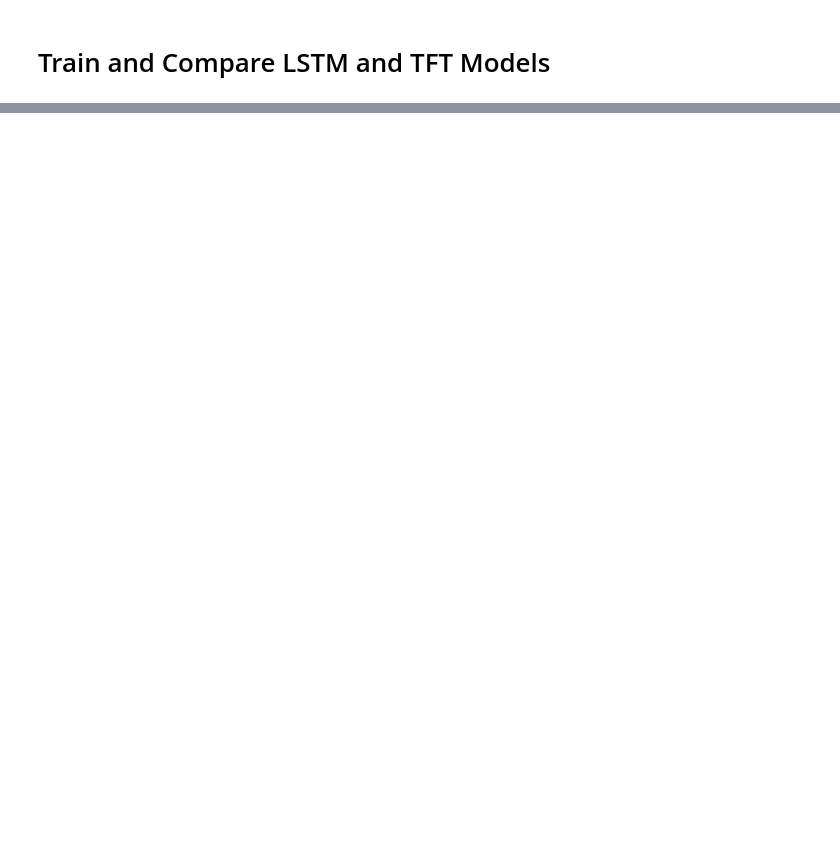
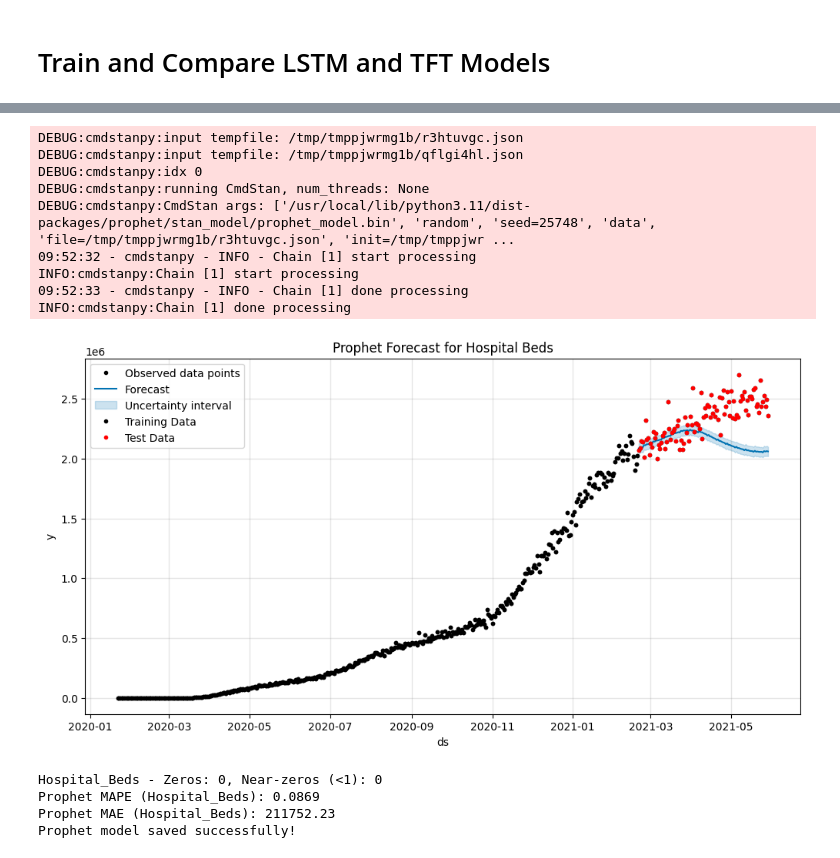
Before and after one commit to DelMashiry-dev/DelMashiry-dev, a Jupyter notebook: Realtime_Predictor.ipynb, the cells around one changed output, grey strips where cells are left out. Drawn from its saved outputs; the diff is of its cells as text; code cells hidden in the pictures; blank space fills up the shorter version.

```diff
--- a/Realtime_Predictor.ipynb
+++ b/Realtime_Predictor.ipynb
@@ -279,0 +3077,73 @@ rmse_lstm = np.sqrt(mean_squared_error(y_test, y_pred_lstm))
+# %%
+# Prophet Model (Univariate for Hospital_Beds)
+from prophet import Prophet
+import matplotlib.pyplot as plt
+
+# Prepare data for Prophet
+prophet_df = df_us[['ObservationDate', 'Hospital_Beds', 'Confirmed', 'Deaths', 'Recovered']].copy()
+prophet_df.rename(columns={'ObservationDate': 'ds', 'Hospital_Beds': 'y'}, inplace=True)
+
+# Train Prophet model
+prophet_model = Prophet(yearly_seasonality=True, weekly_seasonality=True, daily_seasonality=False)
+prophet_model.add_regressor('Confirmed')
+prophet_model.add_regressor('Deaths')
+prophet_model.add_regressor('Recovered')
+prophet_model.fit(prophet_df.iloc[:train_size])
+
+# Create future dataframe for prediction
+last_train_date = prophet_df.iloc[:train_size]['ds'].max()
+test_dates = df_test['ObservationDate'].values
+future_dates = pd.date_range(start=last_train_date + pd.Timedelta(days=1), end=test_dates[-1], freq='D')
+future = pd.DataFrame({'ds': future_dates})
+future['Confirmed'] = df_test['Confirmed'].values[:len(future_dates)]
+future['Deaths'] = df_test['Deaths'].values[:len(future_dates)]
+future['Recovered'] = df_test['Recovered'].values[:len(future_dates)]
+
+# Forecast
+forecast = prophet_model.predict(future)
+
+# Plot the forecast
+fig, ax = plt.subplots(figsize=(12, 6))
+prophet_model.plot(forecast, ax=ax)
+ax.plot(prophet_df['ds'], prophet_df['y'], 'k.', label='Training Data')
+ax.plot(df_test['ObservationDate'], df_test['Hospital_Beds'], 'r.', label='Test Data')
+ax.set_title('Prophet Forecast for Hospital Beds')
+ax.legend()
+plt.show()
+
+# Evaluate
+prophet_pred = forecast['yhat'].values
+y_test_hospital_beds = df_test['Hospital_Beds'].values[:len(prophet_pred)]
+
+# Check for zeros or near-zeros
+zeros = np.sum(y_test_hospital_beds == 0)
+near_zeros = np.sum((y_test_hospital_beds > 0) & (y_test_hospital_beds < 1))
+print(f"Hospital_Beds - Zeros: {zeros}, Near-zeros (<1): {near_zeros}")
+
+# Calculate MAPE with epsilon
+epsilon = 1e-10
+prophet_mape = np.mean(np.abs((y_test_hospital_beds - prophet_pred) / (y_test_hospital_beds + epsilon)))
+print(f"Prophet MAPE (Hospital_Beds): {prophet_mape:.4f}")
+
+# Calculate MAE
+prophet_mae = mean_absolute_error(y_test_hospital_beds, prophet_pred)
+print(f"Prophet MAE (Hospital_Beds): {prophet_mae:.2f}")
+
+# Save the model
+joblib.dump(prophet_model, '/content/drive/MyDrive/Medical_Resource_Prediction/prophet_model.pkl')
+print("Prophet model saved successfully!")
+# %% [output]
+DEBUG:cmdstanpy:input tempfile: /tmp/tmppjwrmg1b/r3htuvgc.json
+DEBUG:cmdstanpy:input tempfile: /tmp/tmppjwrmg1b/qflgi4hl.json
+DEBUG:cmdstanpy:idx 0
+DEBUG:cmdstanpy:running CmdStan, num_threads: None
+DEBUG:cmdstanpy:CmdStan args: ['/usr/local/lib/python3.11/dist-packages/prophet/stan_model/prophet_model.bin', 'random', 'seed=25748', 'data', 'file=/tmp/tmppjwrmg1b/r3htuvgc.json', 'init=/tmp/tmppjwr ...
+09:52:32 - cmdstanpy - INFO - Chain [1] start processing
+INFO:cmdstanpy:Chain [1] start processing
+09:52:33 - cmdstanpy - INFO - Chain [1] done processing
+INFO:cmdstanpy:Chain [1] done processing
+[figure, added]
+Hospital_Beds - Zeros: 0, Near-zeros (<1): 0
+Prophet MAPE (Hospital_Beds): 0.0869
+Prophet MAE (Hospital_Beds): 211752.23
+Prophet model saved successfully!
```
Also changed, not shown: parts of 123 cells of this notebook.
